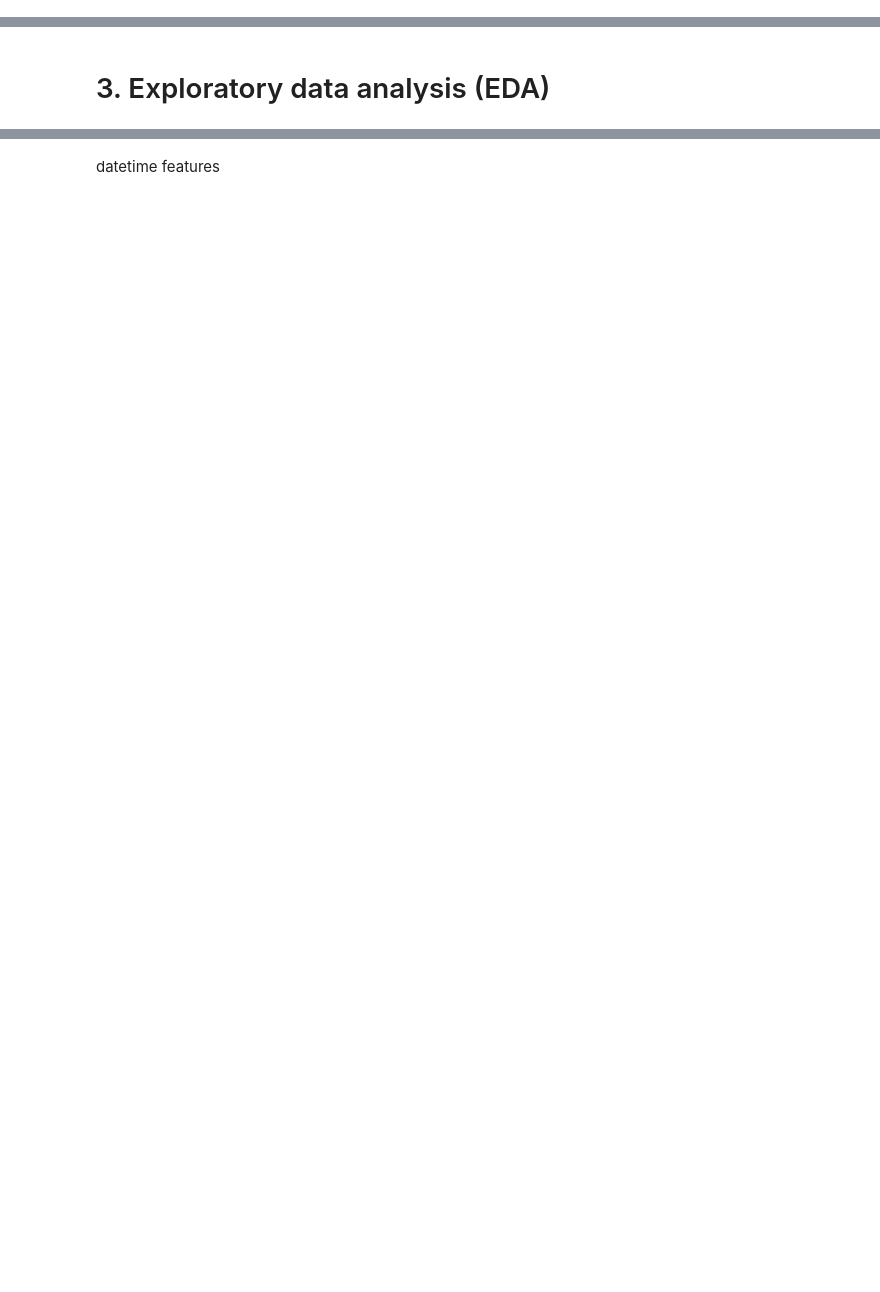
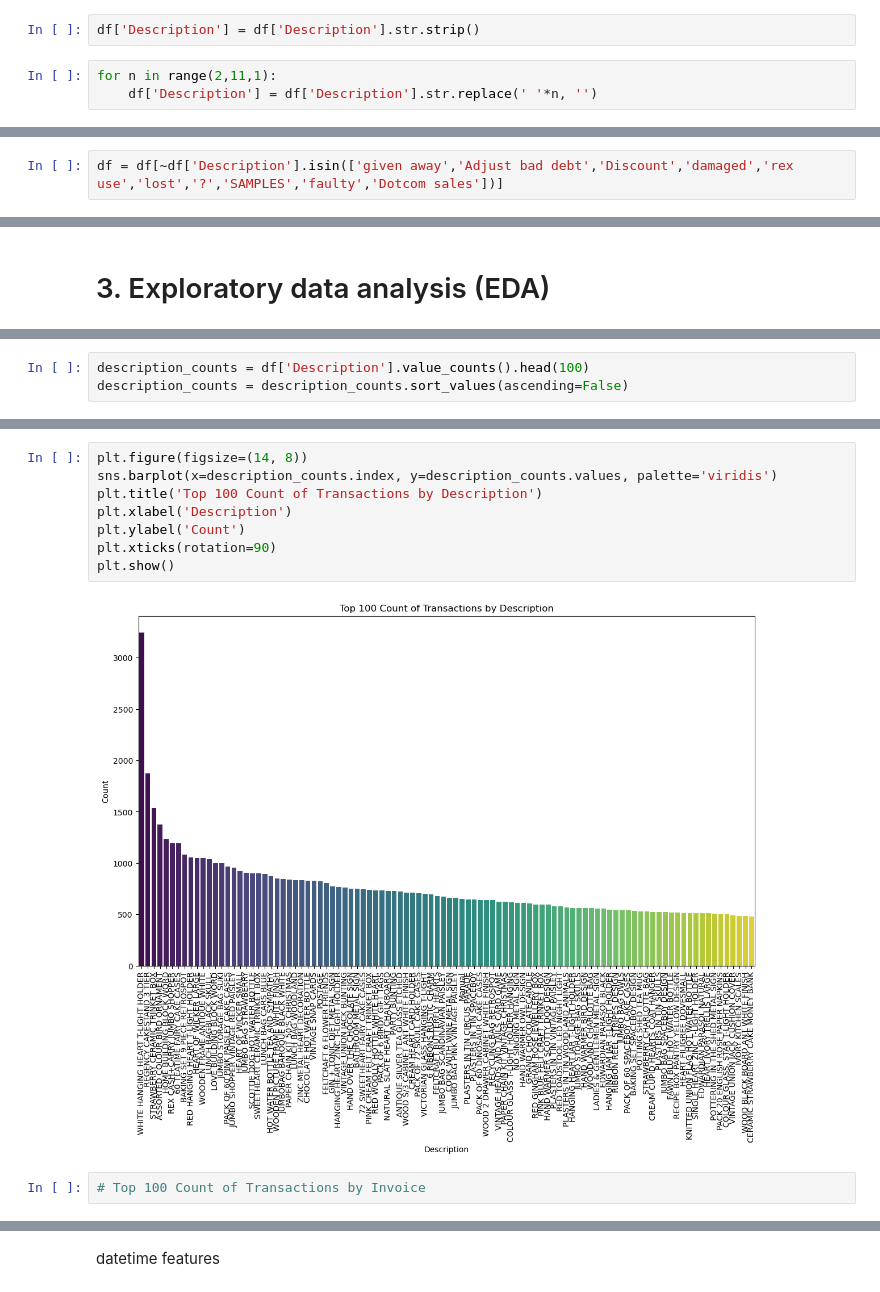
Before and after one commit to peerapat-t/Price-elasticity-for-dynamic-pricing, a Jupyter notebook: Price optimization.ipynb, the cells around one changed output, grey strips where cells are left out. Cells and saved outputs as stored; diff of their text form; blank space fills up the shorter version.

```diff
--- a/Price optimization.ipynb
+++ b/Price optimization.ipynb
@@ -184,0 +236,5 @@ dtype: int64
+# %%
+df['Description'] = df['Description'].str.strip()
+# %%
+for n in range(2,11,1):
+    df['Description'] = df['Description'].str.replace(' '*n, '')
@@ -184,0 +269,2 @@ dtype: int64
+# %%
+df = df[~df['Description'].isin(['given away','Adjust bad debt','Discount','damaged','rex use','lost','?','SAMPLES','faulty','Dotcom sales'])]
@@ -186,0 +288,3 @@ dtype: int64
+# %%
+description_counts = df['Description'].value_counts().head(100)
+description_counts = description_counts.sort_values(ascending=False)
@@ -186,0 +307,12 @@ dtype: int64
+# %%
+plt.figure(figsize=(14, 8))
+sns.barplot(x=description_counts.index, y=description_counts.values, palette='viridis')
+plt.title('Top 100 Count of Transactions by Description')
+plt.xlabel('Description')
+plt.ylabel('Count')
+plt.xticks(rotation=90)
+plt.show()
+# %% [output]
+[figure, added]
+# %%
+# Top 100 Count of Transactions by Invoice
```
Also changed, not shown: parts of 181 cells of this notebook, 1 other file.
